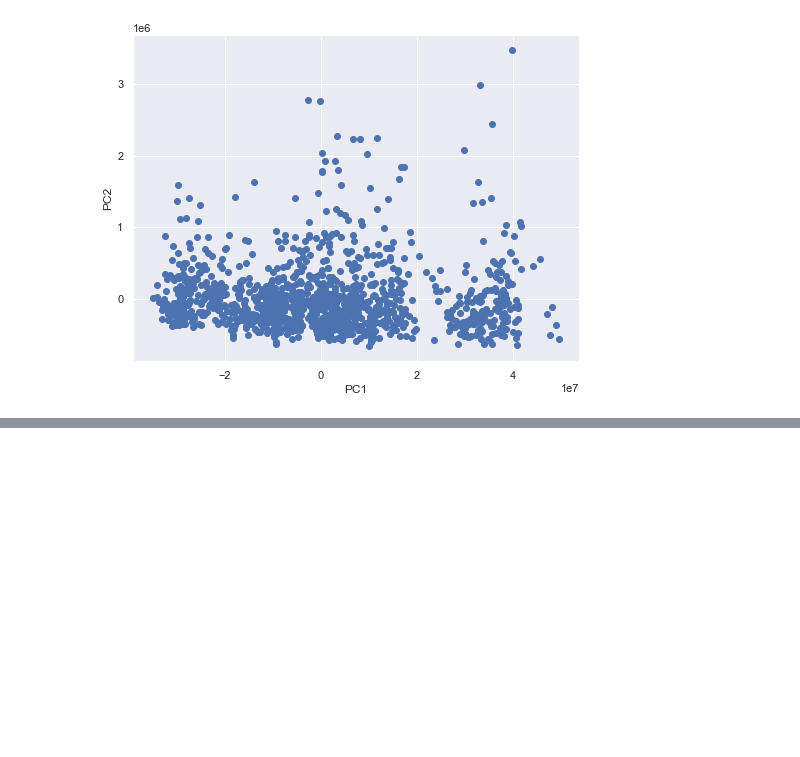
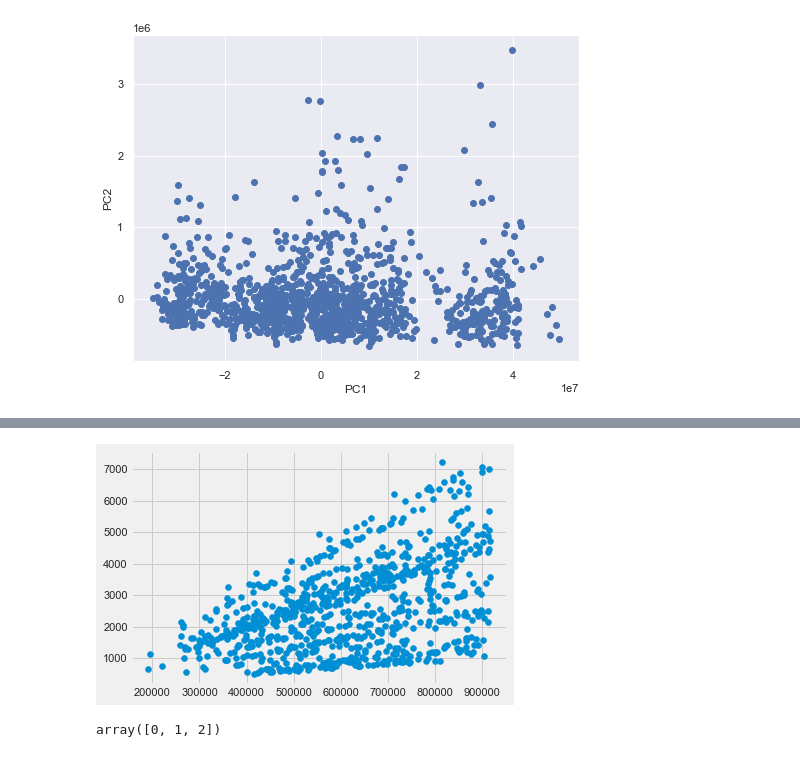
Before and after one commit to FeTaka/PDENG_data_mining_2_2021, a Jupyter notebook: Data Analysis/Elham_dylan_v0.ipynb, the cells around one changed output, grey strips where cells are left out. Cells and saved outputs as stored; diff of their text form; code cells hidden in the pictures; blank space fills up the shorter version.

Commit message:
kmeans

```diff
--- a/Data Analysis/Elham_dylan_v0.ipynb
+++ b/Data Analysis/Elham_dylan_v0.ipynb
@@ -127,0 +111,5 @@ Text(0, 0.5, 'PC2')
+# %%
+pc1 = "Volume"
+pc2 = 'tapi'#"dif"
+pc_lst = [pc1,pc2]
+df_pc = df[[pc1,pc2]]
@@ -127,0 +132,11 @@ Text(0, 0.5, 'PC2')
+# %%
+#Import required module
+from sklearn.cluster import KMeans
+
+#Initialize the class object
+kmeans = KMeans(n_clusters= 3) # TODO: n?
+
+#predict the labels of clusters.
+label = kmeans.fit_predict(df_pc)
+
+print(label)
@@ -127,0 +165,13 @@ Text(0, 0.5, 'PC2')
+# %%
+import matplotlib.pyplot as plt
+#filter rows of original data
+filtered_label0 = df_pc[label == 1]
+#plotting the results
+plt.scatter(filtered_label0.iloc[:,0] , filtered_label0.iloc[:,1])
+plt.show()
+# %% [output]
+[figure, added]
+# %%
+u_labels
+# %% [output]
+array([0, 1, 2])
```
Also changed, not shown: parts of 12 cells of this notebook.
